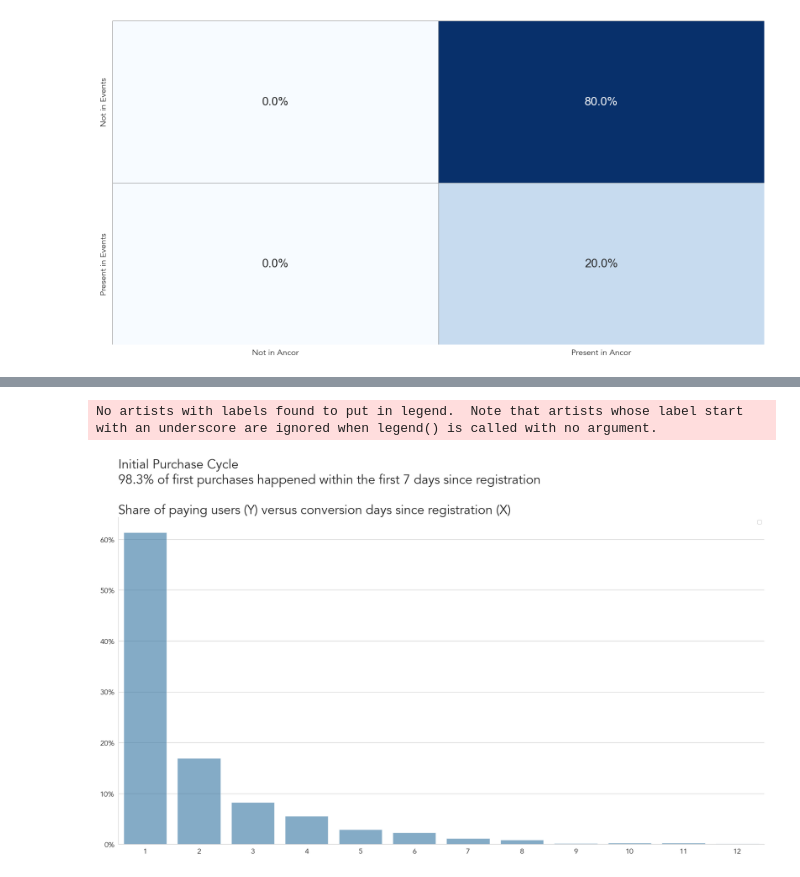
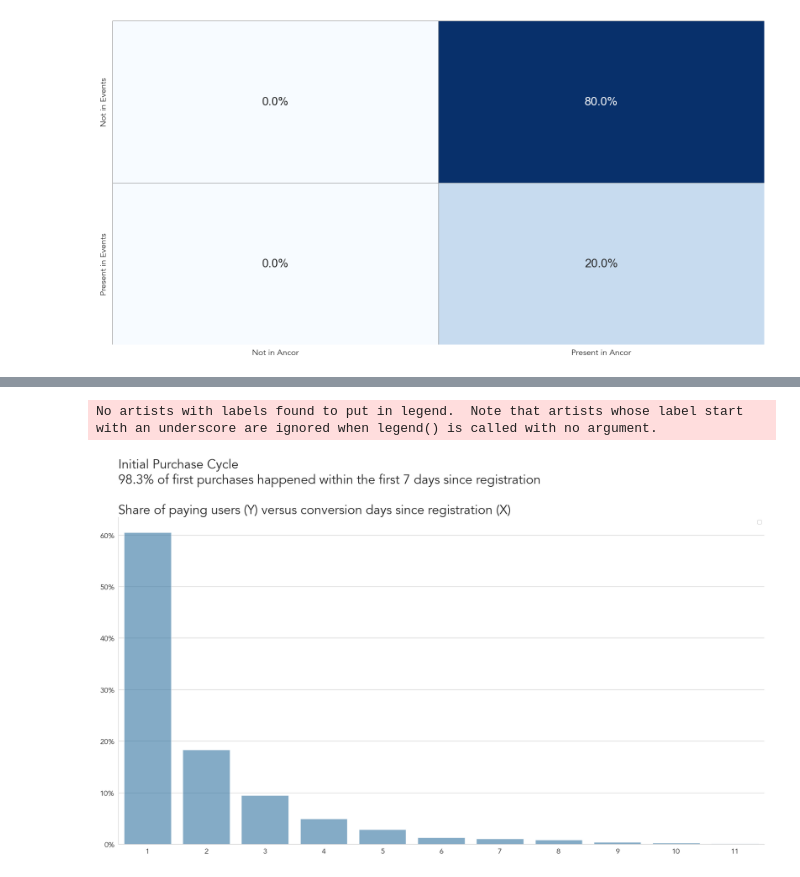
Before and after one commit to facebookincubator/LTVision, a Jupyter notebook: example.ipynb, the cells around one changed output, grey strips where cells are left out. Saved outputs shown, nothing was run; the diff lists cells and outputs as text; code cells hidden in the pictures.

```diff
--- a/example.ipynb
+++ b/example.ipynb
@@ -115,5 +115,5 @@ da.plot_paying_users_flow(days_limit=60, early_limit=7, spending_breaks={'No spe
 # %%
-da.plot_early_late_revenue_correlation(days_limit=60)
+da.histogram_per_conversion_day(days_limit=60)
 # %% [output]
 No artists with labels found to put in legend.  Note that artists whose label start with an underscore are ignored when legend() is called with no argument.
-[figure, old version]
+[figure, new version]
```
Also changed, not shown: parts of 12 cells of this notebook, 1 other file.
